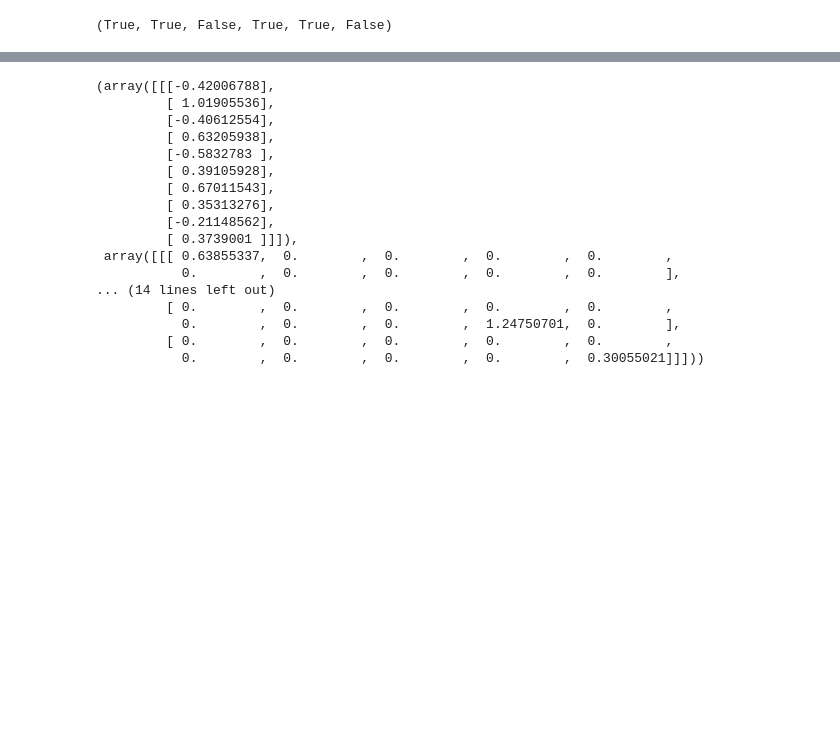
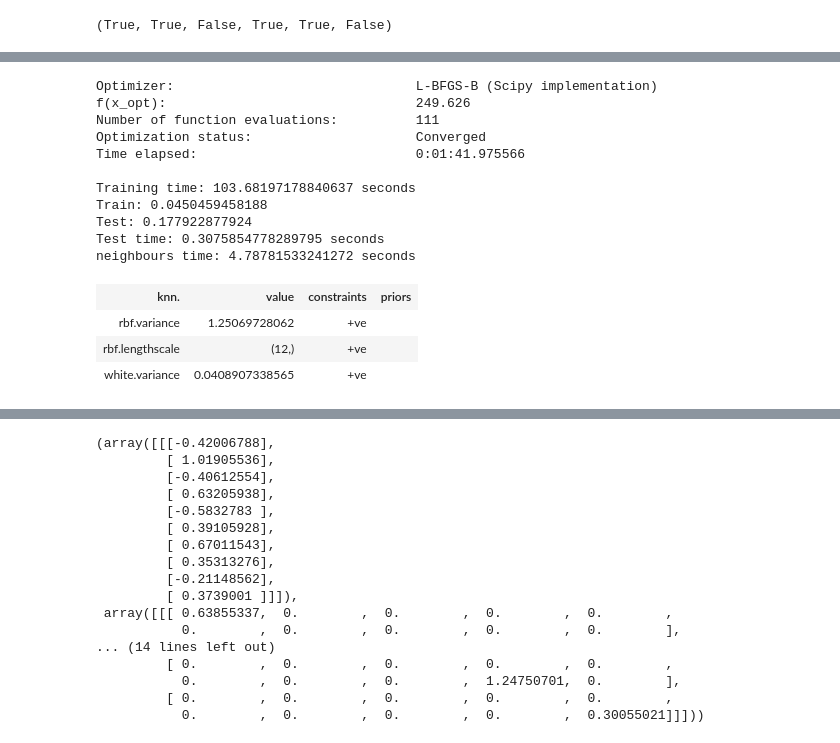
Before and after one commit to rhaps0dy/ts-baselines, a Jupyter notebook: timeless-imputation/Regressor faceoff.ipynb, the cells around one changed output, grey strips where cells are left out. Saved outputs shown, nothing was run; the diff lists cells and outputs as text; code cells hidden in the pictures; blank space fills up the shorter version.

```diff
--- a/timeless-imputation/Regressor faceoff.ipynb
+++ b/timeless-imputation/Regressor faceoff.ipynb
@@ -35,0 +286,14 @@ X_test_nan = dset_nan.values[test_mask, 1:]
+# %%
+#_lengthscale = np.array(m.kern.lengthscale)
+#_white_var = np.array(m.kern.white_var)
+#_rbf_var = np.array(m.kern.rbf_var)
+_lengthscale = 1.3829171
+_rbf_var =  0.85418
+_white_var = 0.1
+# %%
+rbfk = GPy.kern.RBF(X_train.shape[1], variance=_rbf_var,
+                    lengthscale=_lengthscale, ARD=False) + GPy.kern.White(X_train.shape[1], variance=_white_var)
+print(rbfk.K(X_train_complete[:4]))
+
+rbfk.update_gradients_full(rbfk.K(X_train_complete), X_train_complete, None)
+rbfk.white.variance.gradient, rbfk.rbf.variance.gradient, rbfk.rbf.lengthscale.gradient
@@ -35,0 +306,6 @@ X_test_nan = dset_nan.values[test_mask, 1:]
+# %%
+pknn = RBFWhiteKNN(X_train_complete, rbf_var=_rbf_var, white_var=_white_var,
+                    lengthscale=_lengthscale, ARD=False)
+print(pknn.K(X_train_complete[:4]))
+pknn.update_gradients_full(pknn.K(X_train_complete), X_train_complete, None)
+pknn.white.variance.gradient, pknn.rbf.variance.gradient, pknn.rbf.lengthscale.gradient
@@ -63,0 +354,36 @@ Test: 2.34436448443
+# %%
+import GPy
+import time
+start = time.time()
+m = GPy.models.GPRegression(X_train_nan, y_train[:,np.newaxis],
+                            kernel=RBFWhiteKNNCheating(X_train_complete, ARD=True)
+                           )
+print(m.optimize(optimizer='bfgs'))
+print("Training time:", time.time() -start, "seconds")
+start = time.time()
+
+y_train_pred = m.predict(X_train_nan)[0].flatten()
+print("Train:", rmse(y_train, y_train_pred))
+y_test_pred = m.predict(X_test_nan)[0].flatten()
+print("Test:", rmse(y_test, y_test_pred))
+print("Test time:", time.time() -start, "seconds")
+
+m.kern.print_times()
+
+m.kern
+# %% [output]
+Optimizer:                               L-BFGS-B (Scipy implementation)
+f(x_opt):                                249.626
+Number of function evaluations:          111
+Optimization status:                     Converged
+Time elapsed:                            0:01:41.975566
+
+Training time: 103.68197178840637 seconds
+Train: 0.0450459458188
+Test: 0.177922877924
+Test time: 0.3075854778289795 seconds
+neighbours time: 4.78781533241272 seconds
+| knn. | value | constraints | priors |
+| rbf.variance | 1.25069728062 | +ve |  |
+| rbf.lengthscale | (12,) | +ve |  |
+| white.variance | 0.0408907338565 | +ve |  |
```
Also changed, not shown: parts of 39 cells of this notebook, 4 other files.
